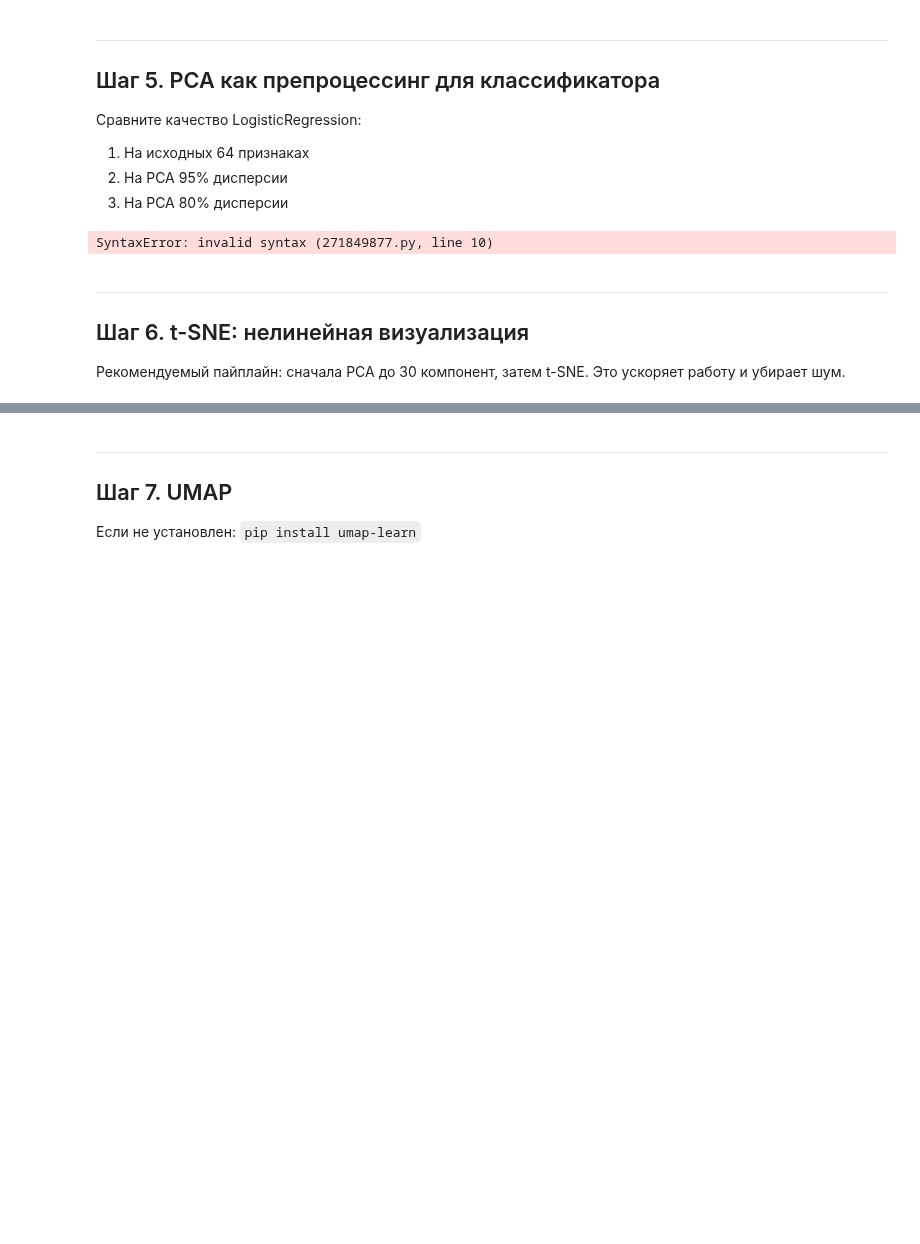
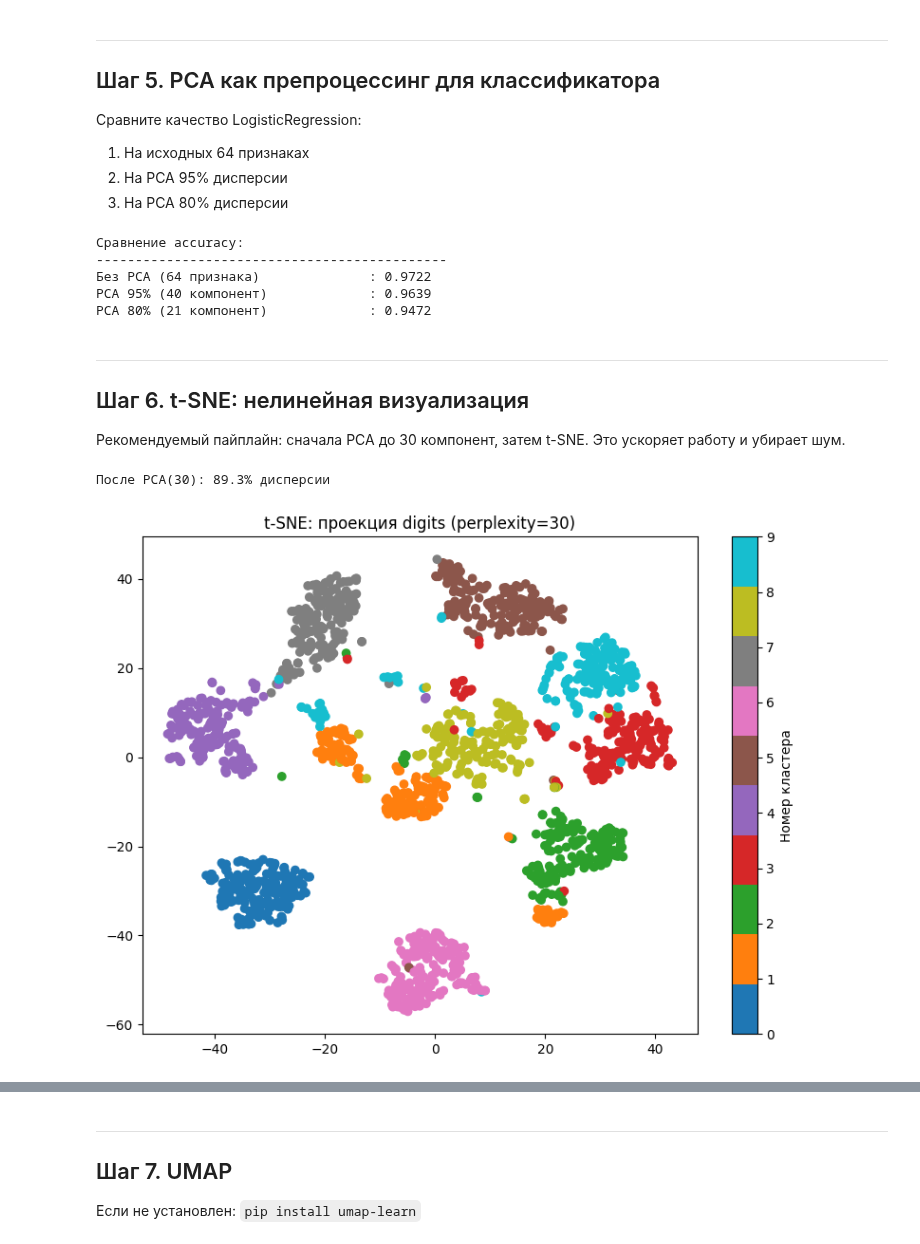
Before and after one commit to Xivalor/ml-course-homeworks, a Jupyter notebook: hw12_pca/pca_practice_student.ipynb, the cells around one changed output, grey strips where cells are left out. Saved outputs shown, nothing was run; the diff lists cells and outputs as text; code cells hidden in the pictures; blank space fills up the shorter version.

```diff
--- a/hw12_pca/pca_practice_student.ipynb
+++ b/hw12_pca/pca_practice_student.ipynb
@@ -195,7 +196,8 @@ results = {}
 # --- Вариант 1: без PCA ---
 clf_base = LogisticRegression(max_iter=1000, random_state=42)
 # YOUR CODE HERE
-results['Без PCA (64 признака)'] = # YOUR CODE HERE
+clf_base.fit(X=X_train, y=y_train)
+results['Без PCA (64 признака)'] = clf_base.score(X=X_test, y=y_test)
 
 # --- Вариант 2: PCA с 95% дисперсии ---
 # Подсказка: PCA(n_components=0.95) автоматически выбирает k
@@ -204,19 +206,28 @@ X_train_95 = pca_95.fit_transform(X_train)
 X_test_95  = pca_95.transform(X_test)
 clf_95 = LogisticRegression(max_iter=1000, random_state=42)
 # YOUR CODE HERE
-results[f'PCA 95% ({pca_95.n_components_} компонент)'] = # YOUR CODE HERE
+clf_95.fit(X=X_train_95, y=y_train)
+results[f'PCA 95% ({pca_95.n_components_} компонент)'] = clf_95.score(X=X_test_95, y=y_test)
 
 # --- Вариант 3: PCA с 80% дисперсии ---
 pca_80 = PCA(n_components=0.80, random_state=42)
+X_train_80 = pca_80.fit_transform(X_train)
+X_test_80  = pca_80.transform(X_test)
+clf_80 = LogisticRegression(max_iter=1000, random_state=42)
 # YOUR CODE HERE
-results[f'PCA 80% ({pca_80.n_components_} компонент)'] = # YOUR CODE HERE
+clf_80.fit(X=X_train_80, y=y_train)
+results[f'PCA 80% ({pca_80.n_components_} компонент)'] = clf_80.score(X=X_test_80, y=y_test)
 
 print("Сравнение accuracy:")
 print("-" * 45)
 for name, acc in results.items():
     print(f"{name:35s}: {acc:.4f}")
 # %% [output]
-SyntaxError: invalid syntax (271849877.py, line 10)
+Сравнение accuracy:
+---------------------------------------------
+Без PCA (64 признака)              : 0.9722
+PCA 95% (40 компонент)             : 0.9639
+PCA 80% (21 компонент)             : 0.9472
 # %% [markdown]
 ---
 ## Шаг 6. t-SNE: нелинейная визуализация
@@ -225,17 +236,22 @@ SyntaxError: invalid syntax (271849877.py, line 10)
 # %%
 # PCA до 30 компонент (препроцессинг перед t-SNE)
 pca_30 = PCA(n_components=30, random_state=42)
 X_pca30 = pca_30.fit_transform(X_scaled)
 print(f"После PCA(30): {pca_30.explained_variance_ratio_.sum()*100:.1f}% дисперсии")
 
 # t-SNE
-tsne = TSNE(n_components=2, perplexity=30, n_iter=1000, random_state=42)
-X_tsne = # YOUR CODE HERE
+tsne = TSNE(n_components=2, perplexity=30, max_iter=1000, random_state=42)
+X_tsne = tsne.fit_transform(X_pca30)
 
 plt.figure(figsize=(8, 6))
 # YOUR CODE HERE: scatter с cmap='tab10'
+scatter = plt.scatter(X_tsne[:, 0], X_tsne[:, 1], c=y, cmap='tab10')
+plt.colorbar(scatter, label='Номер кластера')
 plt.title('t-SNE: проекция digits (perplexity=30)')
 plt.tight_layout()
 plt.show()
+# %% [output]
+После PCA(30): 89.3% дисперсии
+[figure, added]
 # %%
 # Эксперимент с perplexity: 5, 30, 100
```
Also changed, not shown: parts of 2 cells of this notebook.
